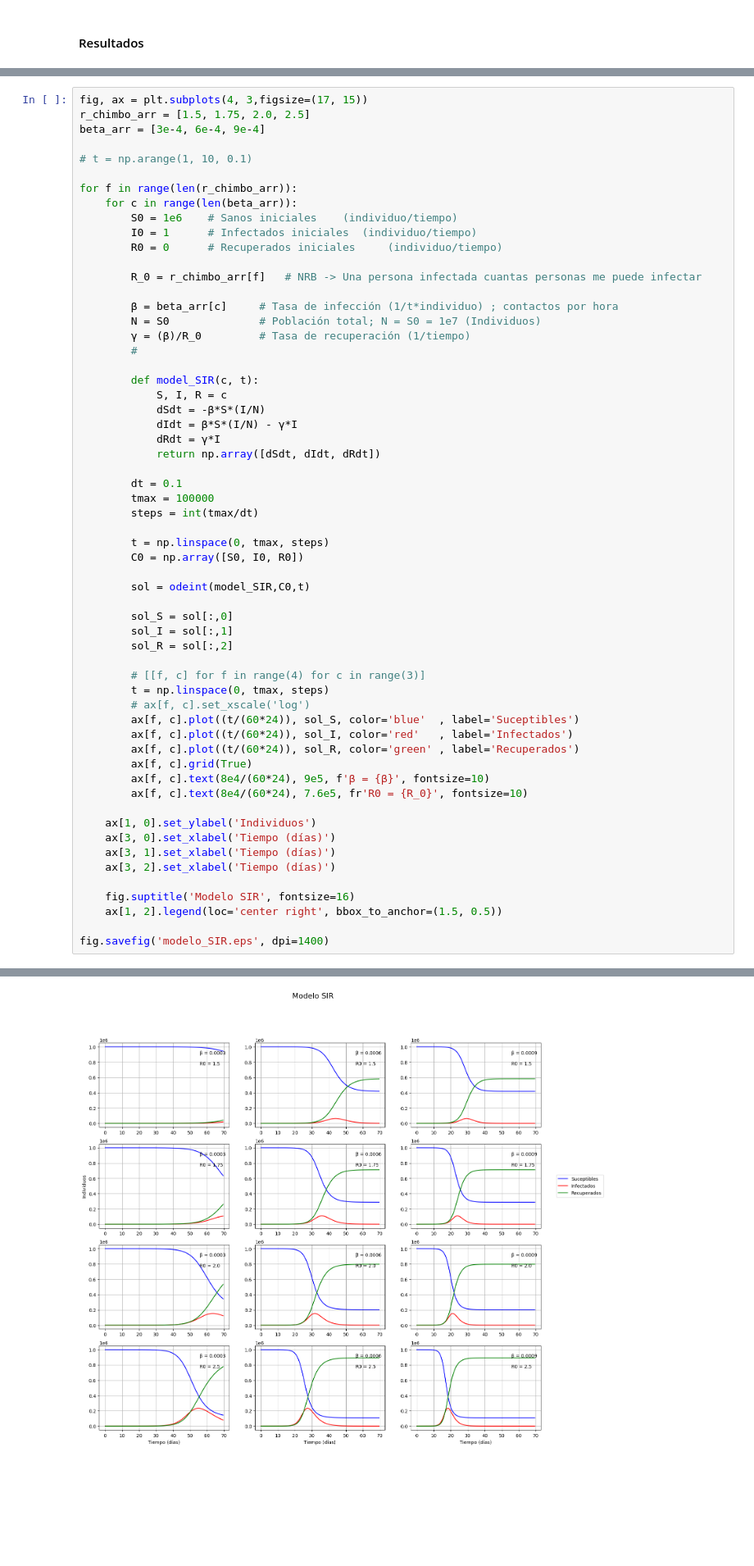
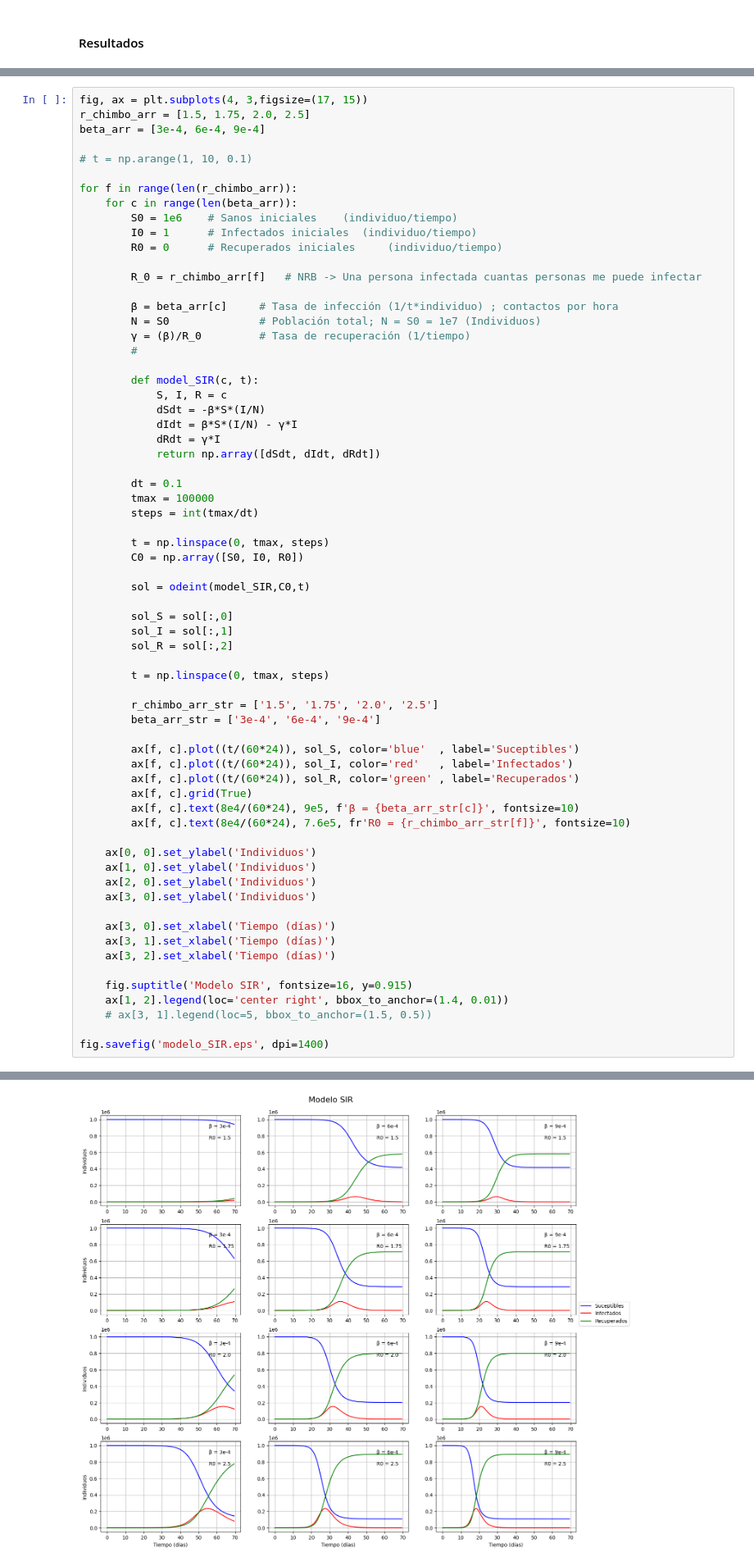
Before and after one commit to SergioPachonDotor/MAIM, a Jupyter notebook: Tarea_5/modelo_SIR.ipynb, the cells around one changed output, grey strips where cells are left out. Shown at 82% size. Drawn from its saved outputs; the diff is of its cells as text; blank space fills up the shorter version.

Commit message:
Fixed graph again

```diff
--- a/Tarea_5/modelo_SIR.ipynb
+++ b/Tarea_5/modelo_SIR.ipynb
@@ -107,40 +107,47 @@ for f in range(len(r_chimbo_arr)):
 
         dt = 0.1
         tmax = 100000
         steps = int(tmax/dt)
 
         t = np.linspace(0, tmax, steps)
         C0 = np.array([S0, I0, R0])
 
         sol = odeint(model_SIR,C0,t)
 
         sol_S = sol[:,0]
         sol_I = sol[:,1]
         sol_R = sol[:,2]
 
-        # [[f, c] for f in range(4) for c in range(3)]
         t = np.linspace(0, tmax, steps)
-        # ax[f, c].set_xscale('log')
+
+        r_chimbo_arr_str = ['1.5', '1.75', '2.0', '2.5']
+        beta_arr_str = ['3e-4', '6e-4', '9e-4']
+
         ax[f, c].plot((t/(60*24)), sol_S, color='blue'  , label='Suceptibles')
         ax[f, c].plot((t/(60*24)), sol_I, color='red'   , label='Infectados')
         ax[f, c].plot((t/(60*24)), sol_R, color='green' , label='Recuperados')
         ax[f, c].grid(True)
-        ax[f, c].text(8e4/(60*24), 9e5, f'β = {β}', fontsize=10)
-        ax[f, c].text(8e4/(60*24), 7.6e5, fr'R0 = {R_0}', fontsize=10)
+        ax[f, c].text(8e4/(60*24), 9e5, f'β = {beta_arr_str[c]}', fontsize=10)
+        ax[f, c].text(8e4/(60*24), 7.6e5, fr'R0 = {r_chimbo_arr_str[f]}', fontsize=10)
 
+    ax[0, 0].set_ylabel('Individuos')
     ax[1, 0].set_ylabel('Individuos')
+    ax[2, 0].set_ylabel('Individuos')
+    ax[3, 0].set_ylabel('Individuos')
+
     ax[3, 0].set_xlabel('Tiempo (días)')
     ax[3, 1].set_xlabel('Tiempo (días)')
     ax[3, 2].set_xlabel('Tiempo (días)')
 
-    fig.suptitle('Modelo SIR', fontsize=16)
-    ax[1, 2].legend(loc='center right', bbox_to_anchor=(1.5, 0.5))
+    fig.suptitle('Modelo SIR', fontsize=16, y=0.915)
+    ax[1, 2].legend(loc='center right', bbox_to_anchor=(1.4, 0.01))
+    # ax[3, 1].legend(loc=5, bbox_to_anchor=(1.5, 0.5))
 
 fig.savefig('modelo_SIR.eps', dpi=1400)
 # %% [output]
 No artists with labels found to put in legend.  Note that artists whose label start with an underscore are ignored when legend() is called with no argument.
 The PostScript backend does not support transparency; partially transparent artists will be rendered opaque.
-[figure, old version]
+[figure, new version]
 # %% [markdown]
 #### Punto 2
 # %% [markdown]
```
Also changed, not shown: 1 other file.
